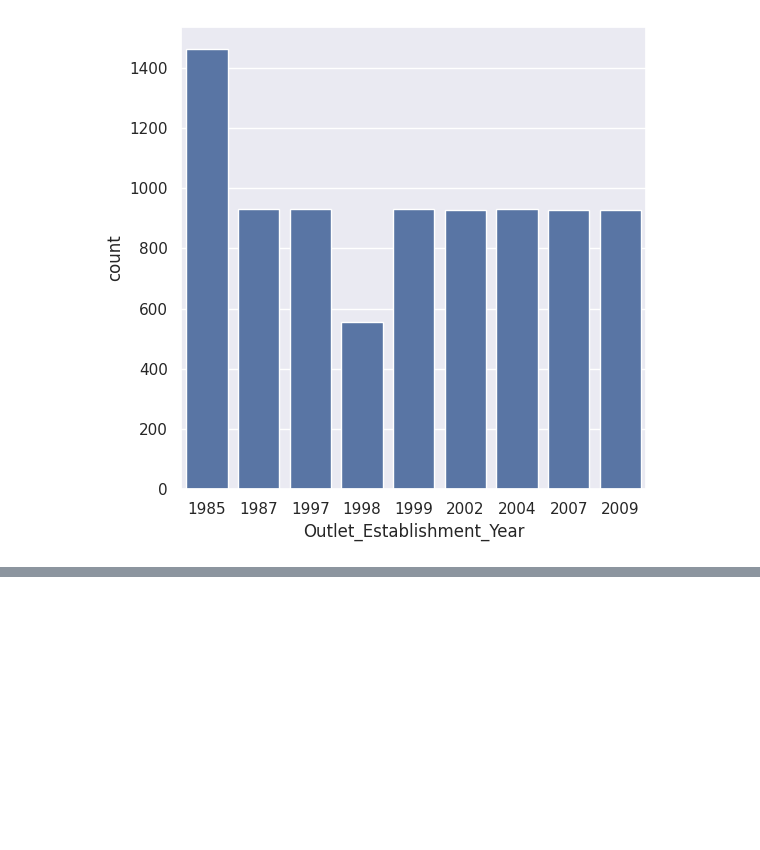
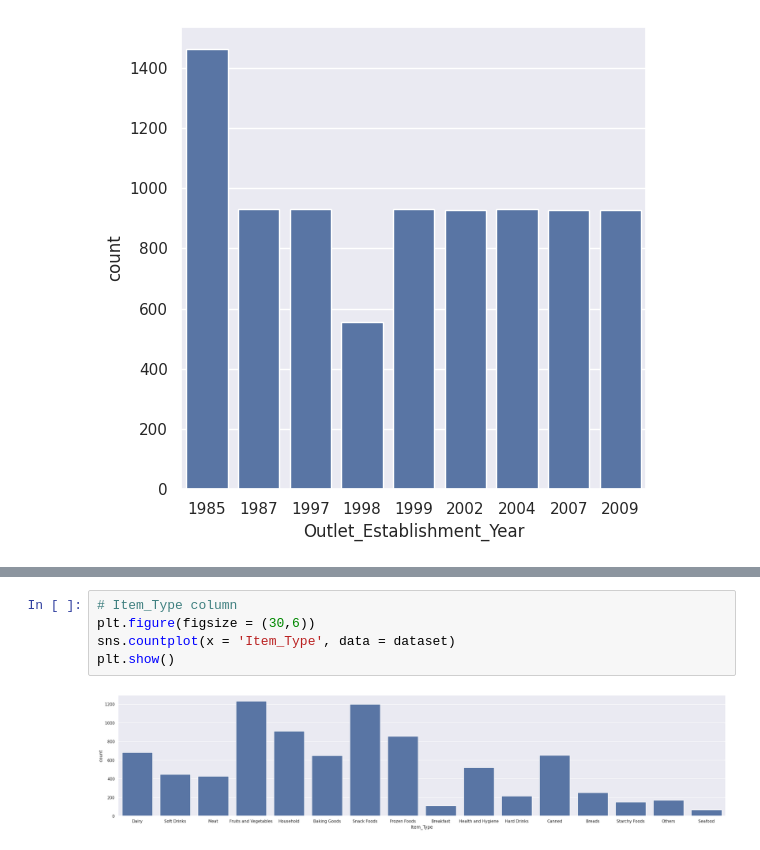
Before and after one commit to megha5401/Big_Mart_Sale_Prediction, a Jupyter notebook: Big_Mart_Sale_Prediction.ipynb, the cells around one changed output, grey strips where cells are left out. Saved outputs shown, nothing was run; the diff lists cells and outputs as text; blank space fills up the shorter version.

```diff
--- a/Big_Mart_Sale_Prediction.ipynb
+++ b/Big_Mart_Sale_Prediction.ipynb
@@ -244,0 +254,7 @@ plt.show()
+# %%
+# Item_Type column
+plt.figure(figsize = (30,6))
+sns.countplot(x = 'Item_Type', data = dataset)
+plt.show()
+# %% [output]
+[figure, added]
```
Also changed, not shown: parts of 22 cells of this notebook.
